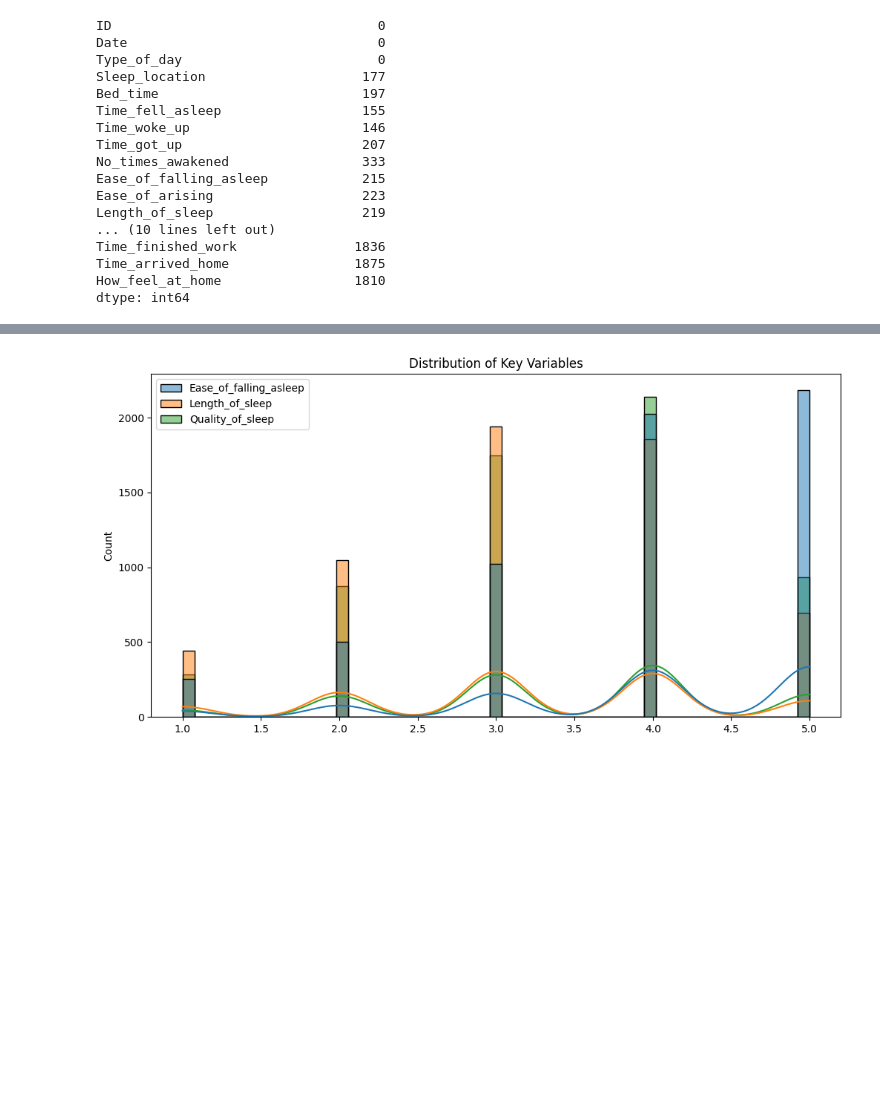
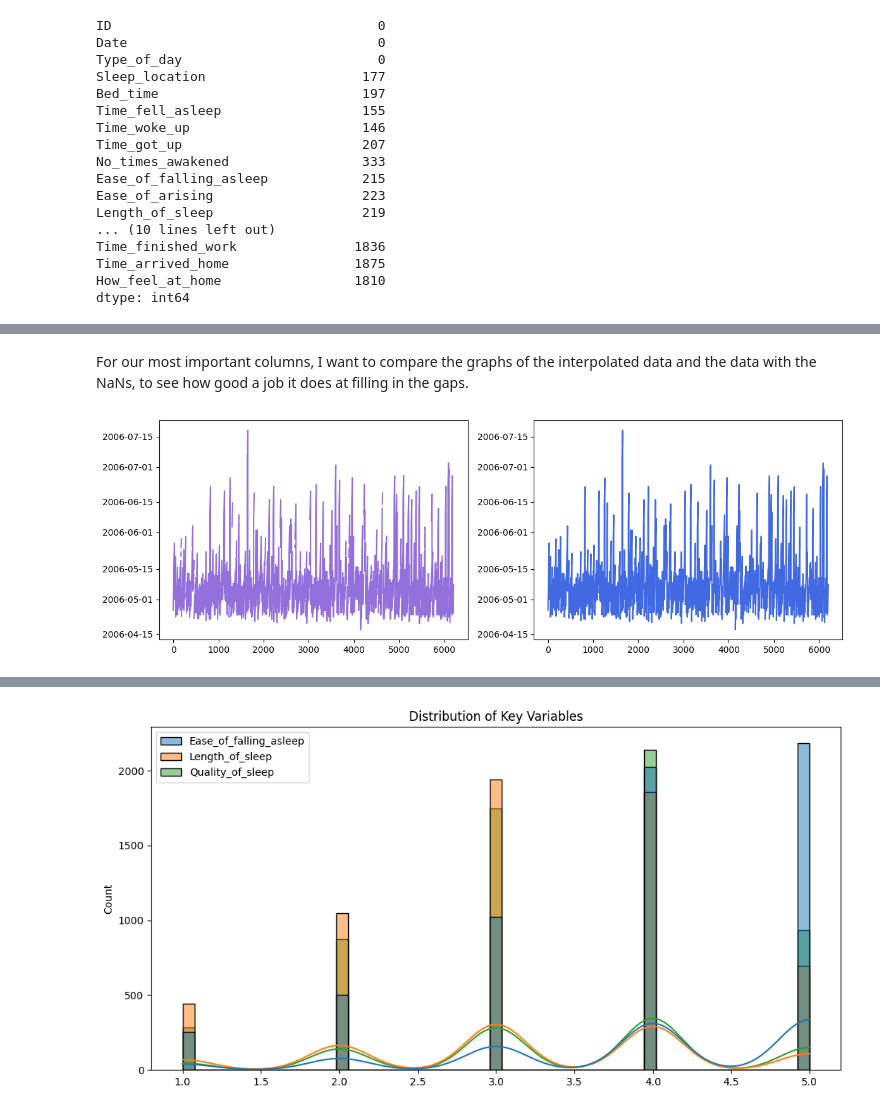
Before and after one commit to sarahwinters64/mn_sw_portfolio_projects, a Jupyter notebook: Project Vol3B/Data Cleaning & Description.ipynb, the cells around one changed output, grey strips where cells are left out. Drawn from its saved outputs; the diff is of its cells as text; code cells hidden in the pictures; blank space fills up the shorter version.

Commit message:
updated to see the interpolated values

```diff
--- a/Project Vol3B/Data Cleaning & Description.ipynb
+++ b/Project Vol3B/Data Cleaning & Description.ipynb
@@ -157,3 +162,6 @@ Time_finished_work               1836
 Time_arrived_home                1875
 How_feel_at_home                 1810
 dtype: int64
+# %%
+interpolated_df = no_nap_dispatcher.interpolate()
+print(interpolated_df.isnull().sum())
@@ -159,0 +186,2 @@ dtype: int64
+# %%
+interpolated_df.set_index('ID')
@@ -159,0 +203,12 @@ dtype: int64
+# %% [markdown]
+For our most important columns, I want to compare the graphs of the interpolated data and the data with the NaNs, to see how good a job it does at filling in the gaps.
+# %%
+plt.figure(figsize=(12, 4))
+plt.subplot(1, 2, 1)
+plt.plot(no_nap_dispatcher['Bed_time'], color='mediumpurple')
+plt.subplot(1, 2, 2)
+plt.plot(interpolated_df['Bed_time'], color='royalblue')
+plt.tight_layout()
+plt.show()
+# %% [output]
+[figure, added]
```
Also changed, not shown: parts of 4 cells of this notebook.
